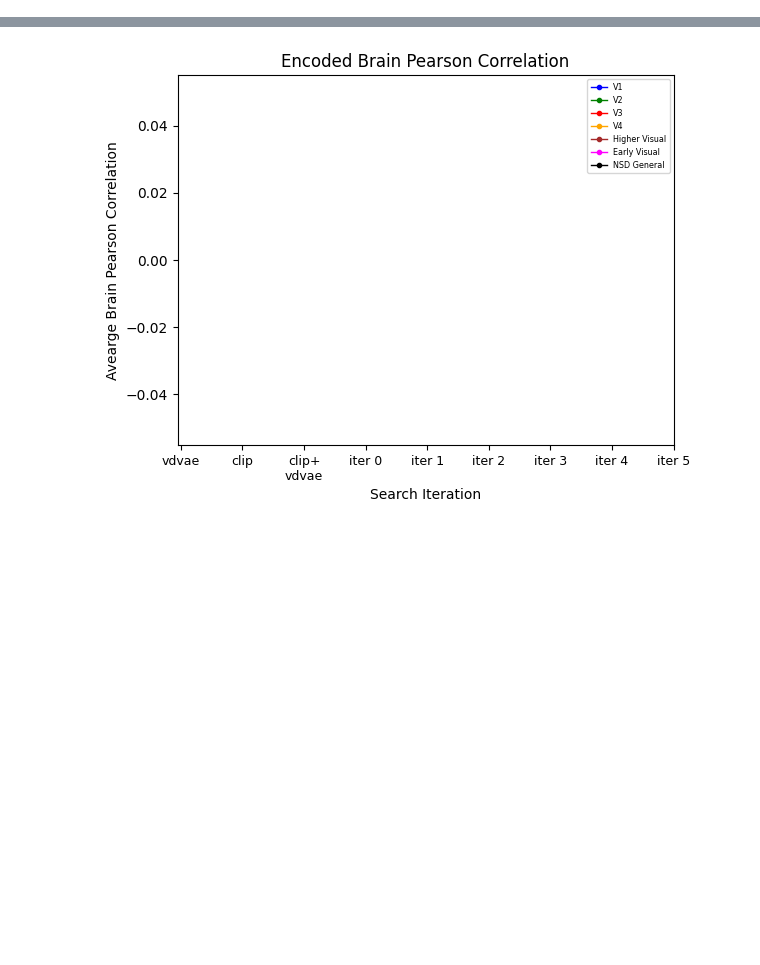
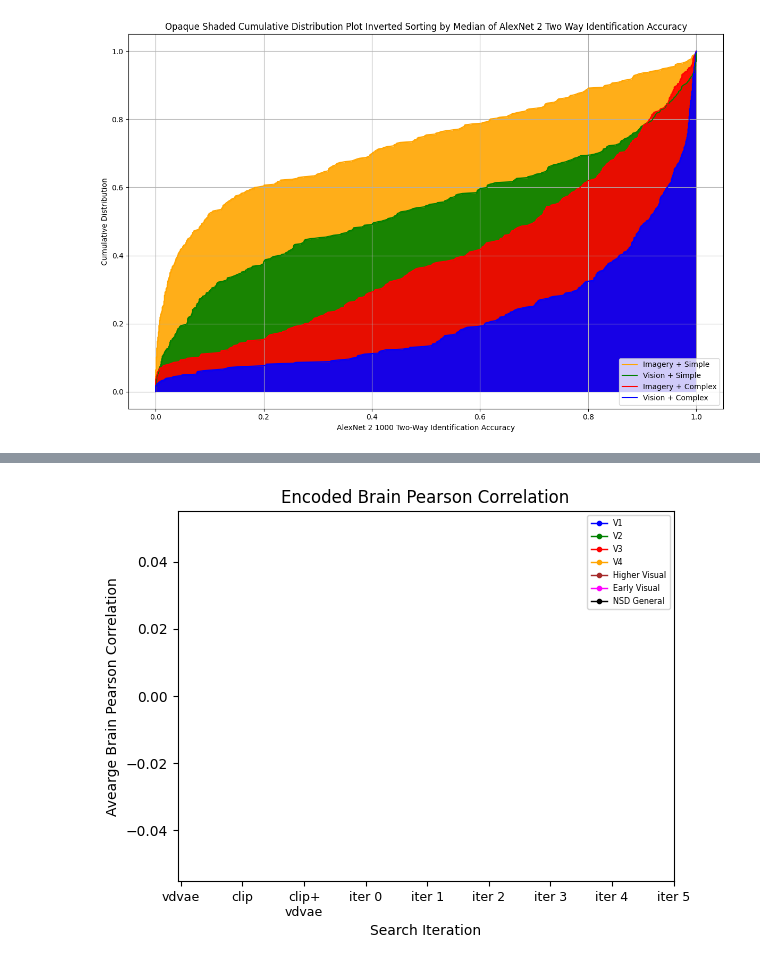
Before and after one commit to reesekneeland/Second-Sight, a Jupyter notebook: src/prepare_figures_mi.ipynb, the cells around one changed output, grey strips where cells are left out. Drawn from its saved outputs; the diff is of its cells as text; code cells hidden in the pictures; blank space fills up the shorter version.

```diff
--- a/src/prepare_figures_mi.ipynb
+++ b/src/prepare_figures_mi.ipynb
@@ -303,3 +230,65 @@ plt.show()
+# %%
+# Define the feature of interest
+# feature = "Inception V3 1000"
+feature = "AlexNet 2 1000"
+# feature = "AlexNet 5 1000"
+# feature = "AlexNet 7 1000"
+# feature = "CLIP Two-way 1000"
+
+feature_name = " ".join(feature.split()[:-1])
+
+# Function to plot with fill and increased opacity
+def plot_with_fill_opaque(x, y, label, color):
+    plt.fill_between(x, 0, y, step='post', alpha=0.9, color=color)  # Increased opacity
+    plt.plot(x, y, label=label, color=color)
+
+# Function to calculate cumulative distribution
+def cumulative_distribution(data):
+    # Sort data
+    data_sorted = np.sort(data)
+    # Calculate cumulative probability for each value in the sorted array
+    p = 1. * np.arange(len(data)) / (len(data) - 1)
+    return data_sorted, p
+
+# Define the feature of interest and drop NaN values for the feature of interest
+df_clean = df.dropna(subset=[feature])
+
+# Separate the data into four groups
+vision_complex = df_clean[(df_clean['Mode'] == 'vision') & (df_clean['ID'] > 5)][feature]
+vision_simple = df_clean[(df_clean['Mode'] == 'vision') & (df_clean['ID'] <= 5)][feature]
+imagery_complex = df_clean[(df_clean['Mode'] == 'imagery') & (df_clean['ID'] > 5)][feature]
+imagery_simple = df_clean[(df_clean['Mode'] == 'imagery') & (df_clean['ID'] <= 5)][feature]
+
+# Calculate cumulative distributions for each group
+vision_complex_sorted, p_vision_complex = cumulative_distribution(vision_complex)
+vision_simple_sorted, p_vision_simple = cumulative_distribution(vision_simple)
+imagery_complex_sorted, p_imagery_complex = cumulative_distribution(imagery_complex)
+imagery_simple_sorted, p_imagery_simple = cumulative_distribution(imagery_simple)
+
+# Inverting the sorting order of the cumulative distributions by their median values for plotting
+sorted_distributions_median_inverted = sorted([(vision_complex_sorted, p_vision_complex, 'Vision + Complex', 'blue'),
+                                               (vision_simple_sorted, p_vision_simple, 'Vision + Simple', 'green'),
+                                               (imagery_complex_sorted, p_imagery_complex, 'Imagery + Complex', 'red'),
+                                               (imagery_simple_sorted, p_imagery_simple, 'Imagery + Simple', 'orange')],
+                                              key=lambda x: np.median(x[0]), reverse=False)
+
+# Plotting with filled areas and increased opacity
+plt.figure(figsize=(12, 8))
+for dist in sorted_distributions_median_inverted:
+    plot_with_fill_opaque(dist[0], dist[1], dist[2], dist[3])
+
+# Adding labels and title
+feature_name = " ".join(feature.split()[:-1])
+plt.xlabel(f'{feature} Two-Way Identification Accuracy')
+plt.ylabel('Cumulative Distribution')
+plt.title(f'Opaque Shaded Cumulative Distribution Plot Inverted Sorting by Median of {feature_name} Two Way Identification Accuracy')
+plt.legend(loc='lower right')
+plt.grid(True)
+plt.tight_layout()
+plt.savefig(f"output/mental_imagery_paper/figures/density_{feature_name}_no_tagaki.png")
+plt.show()
+# %% [output]
+[figure, added]
 # %%
 # Define the feature of interest
 feature = "Inception V3 1000"
```
Also changed, not shown: parts of 9 cells of this notebook, 4 other files.
